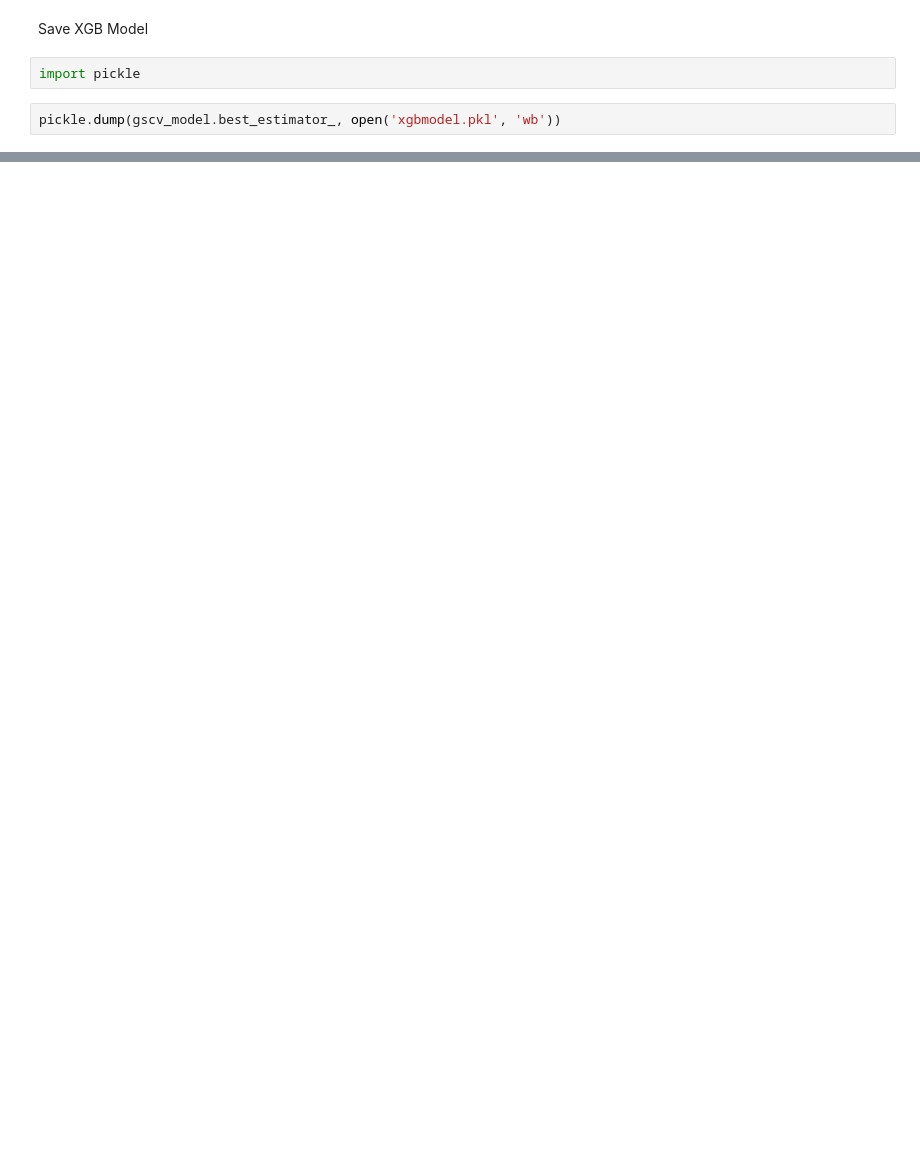
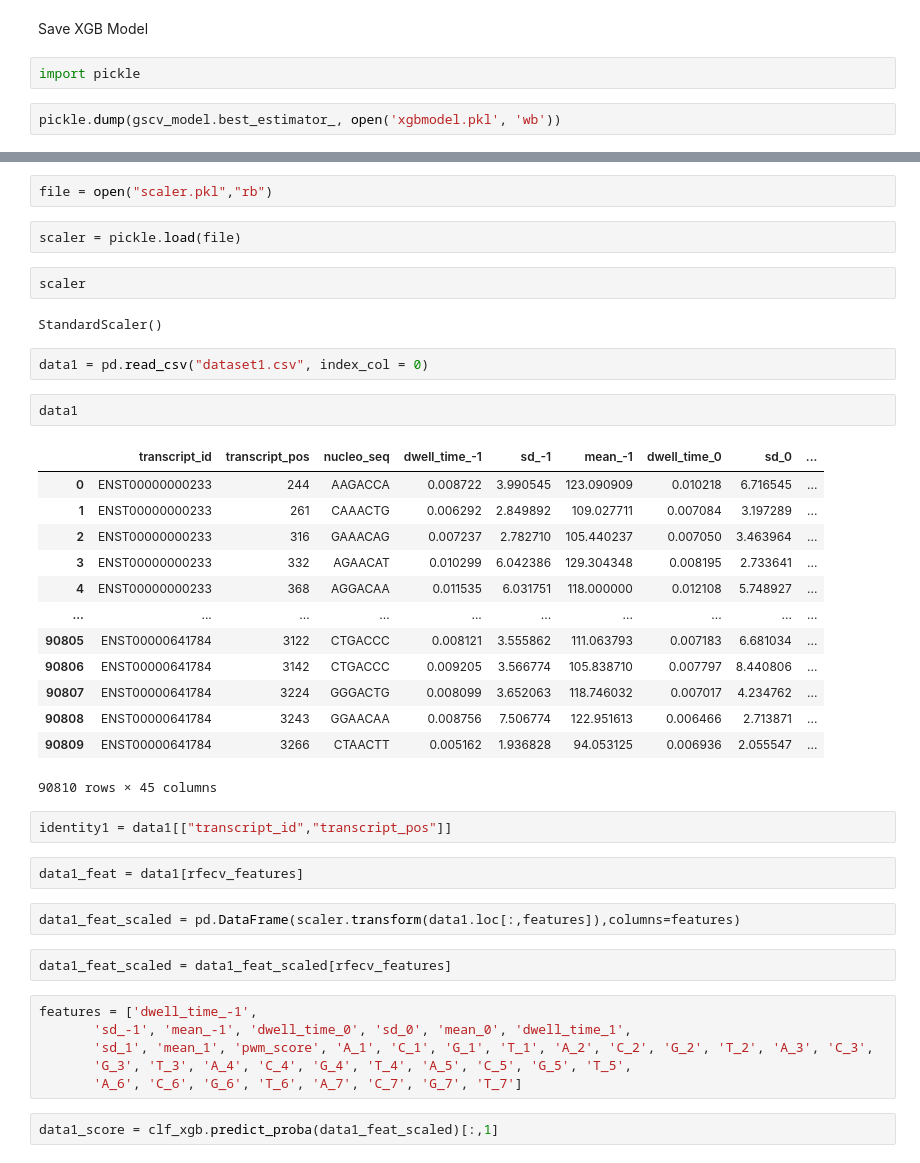
Before and after one commit to shaunpabo/dsa4266-gnome, a Jupyter notebook: intermediate_submission/xgb_model.ipynb, the cells around one changed output, grey strips where cells are left out. Saved outputs shown, nothing was run; the diff lists cells and outputs as text; blank space fills up the shorter version.

```diff
--- a/intermediate_submission/xgb_model.ipynb
+++ b/intermediate_submission/xgb_model.ipynb
@@ -273,0 +389,42 @@ pickle.dump(gscv_model.best_estimator_, open('xgbmodel.pkl', 'wb'))
+# %%
+file = open("scaler.pkl","rb")
+# %%
+scaler = pickle.load(file)
+# %%
+scaler
+# %% [output]
+StandardScaler()
+# %%
+data1 = pd.read_csv("dataset1.csv", index_col = 0)
+# %%
+data1
+# %% [output]
+|  | transcript_id | transcript_pos | nucleo_seq | dwell_time_-1 | sd_-1 | mean_-1 | dwell_time_0 | sd_0 | ... |
+| 0 | ENST00000000233 | 244 | AAGACCA | 0.008722 | 3.990545 | 123.090909 | 0.010218 | 6.716545 | ... |
+| 1 | ENST00000000233 | 261 | CAAACTG | 0.006292 | 2.849892 | 109.027711 | 0.007084 | 3.197289 | ... |
+| 2 | ENST00000000233 | 316 | GAAACAG | 0.007237 | 2.782710 | 105.440237 | 0.007050 | 3.463964 | ... |
+| 3 | ENST00000000233 | 332 | AGAACAT | 0.010299 | 6.042386 | 129.304348 | 0.008195 | 2.733641 | ... |
+| 4 | ENST00000000233 | 368 | AGGACAA | 0.011535 | 6.031751 | 118.000000 | 0.012108 | 5.748927 | ... |
+| ... | ... | ... | ... | ... | ... | ... | ... | ... | ... |
+| 90805 | ENST00000641784 | 3122 | CTGACCC | 0.008121 | 3.555862 | 111.063793 | 0.007183 | 6.681034 | ... |
+| 90806 | ENST00000641784 | 3142 | CTGACCC | 0.009205 | 3.566774 | 105.838710 | 0.007797 | 8.440806 | ... |
+| 90807 | ENST00000641784 | 3224 | GGGACTG | 0.008099 | 3.652063 | 118.746032 | 0.007017 | 4.234762 | ... |
+| 90808 | ENST00000641784 | 3243 | GGAACAA | 0.008756 | 7.506774 | 122.951613 | 0.006466 | 2.713871 | ... |
+| 90809 | ENST00000641784 | 3266 | CTAACTT | 0.005162 | 1.936828 | 94.053125 | 0.006936 | 2.055547 | ... |
+90810 rows × 45 columns
+# %%
+identity1 = data1[["transcript_id","transcript_pos"]]
+# %%
+data1_feat = data1[rfecv_features]
+# %%
+data1_feat_scaled = pd.DataFrame(scaler.transform(data1.loc[:,features]),columns=features)
+# %%
+data1_feat_scaled = data1_feat_scaled[rfecv_features]
+# %%
+features = ['dwell_time_-1',
+       'sd_-1', 'mean_-1', 'dwell_time_0', 'sd_0', 'mean_0', 'dwell_time_1',
+       'sd_1', 'mean_1', 'pwm_score', 'A_1', 'C_1', 'G_1', 'T_1', 'A_2', 'C_2', 'G_2', 'T_2', 'A_3', 'C_3',
+       'G_3', 'T_3', 'A_4', 'C_4', 'G_4', 'T_4', 'A_5', 'C_5', 'G_5', 'T_5',
+       'A_6', 'C_6', 'G_6', 'T_6', 'A_7', 'C_7', 'G_7', 'T_7']
+# %%
+data1_score = clf_xgb.predict_proba(data1_feat_scaled)[:,1]
```
Also changed, not shown: parts of 34 cells of this notebook, 2 other files.
